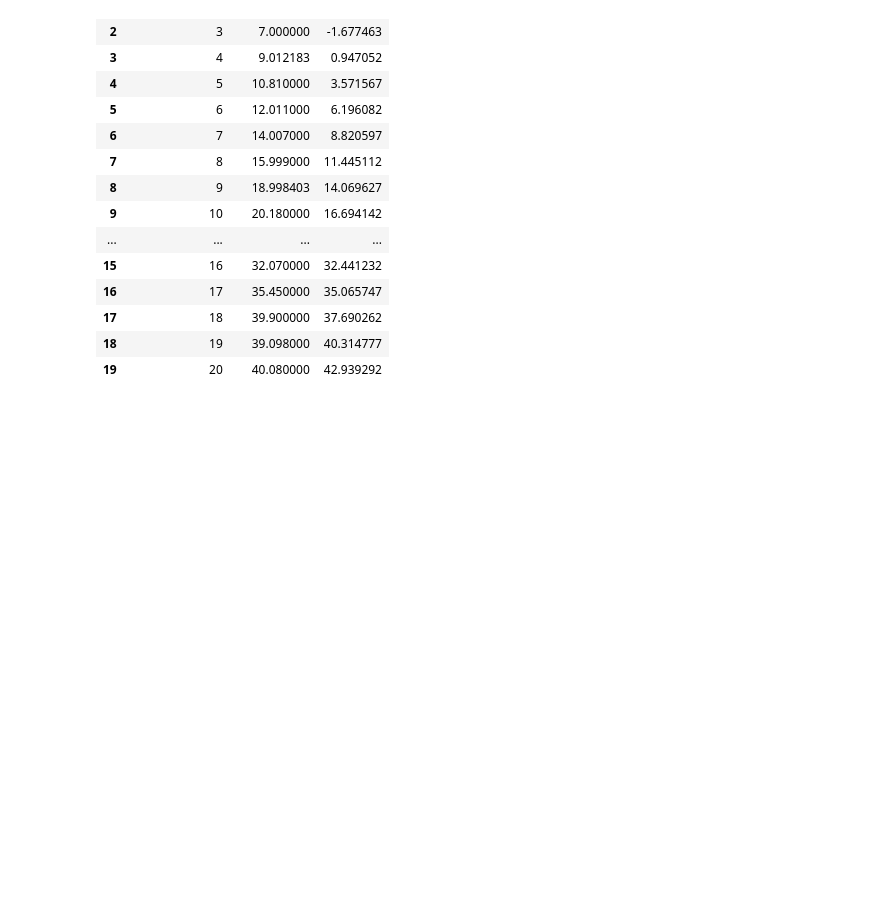
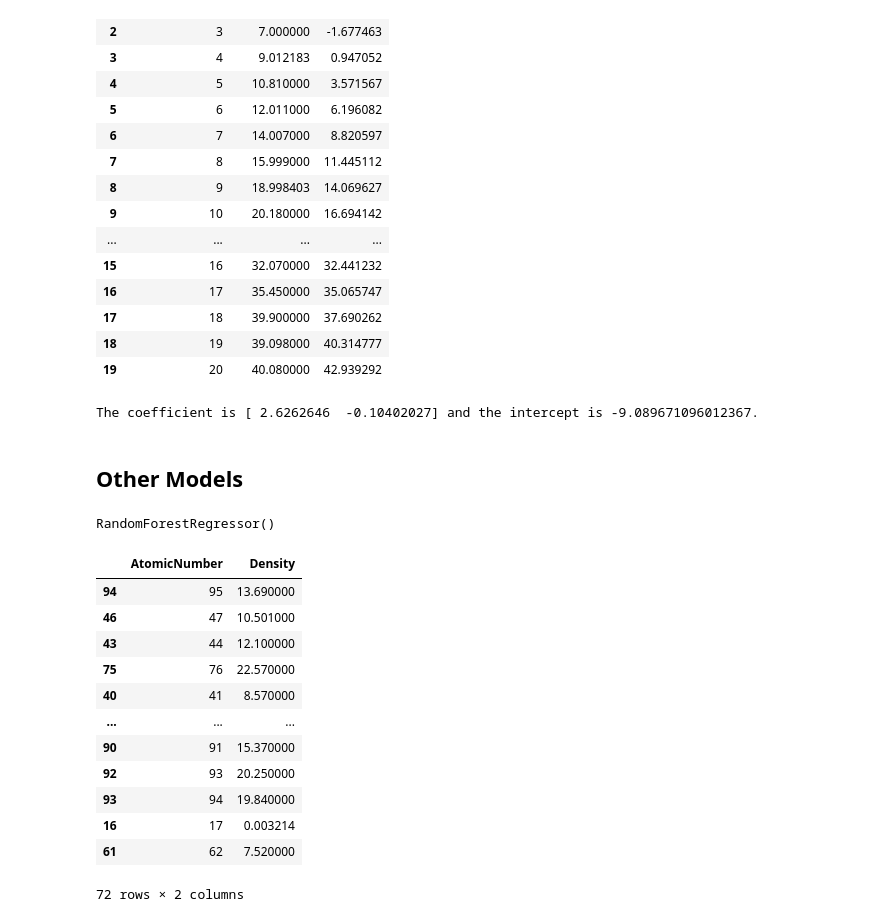
Before and after one commit to janash/escip-filled, a Jupyter notebook: linear_scikitlearn.ipynb, the cells around one changed output. Cells and saved outputs as stored; diff of their text form; code cells hidden in the pictures; blank space fills up the shorter version.

```diff
--- a/linear_scikitlearn.ipynb
+++ b/linear_scikitlearn.ipynb
@@ -89,3 +89,21 @@ fit_data.head(20)
 | 17 | 18 | 39.900000 | 37.690262 |
 | 18 | 19 | 39.098000 | 40.314777 |
 | 19 | 20 | 40.080000 | 42.939292 |
+# %%
+# Fitting to Multiple Variables
+linear_model = LinearRegression()
+
+fit_data = df[["AtomicMass", "AtomicNumber", "Density"]].copy()
+
+fit_data.dropna(axis=0, how="any", inplace=True)
+
+X = fit_data[["AtomicNumber", "Density"]]
+Y = fit_data["AtomicMass"]
+
+linear_model.fit(X, Y)
+
+print(f"The coefficient is {linear_model.coef_} and the intercept is {linear_model.intercept_}.")
+# %% [output]
+The coefficient is [ 2.6262646  -0.10402027] and the intercept is -9.089671096012367.
+# %% [markdown]
+## Other Models
@@ -91,0 +113,13 @@ fit_data.head(20)
+# %%
+rf_model = RandomForestRegressor()
+
+fit_data = df[["AtomicMass", "AtomicNumber", "Density"]].copy()
+
+fit_data.dropna(axis=0, how="any", inplace=True)
+
+X = fit_data[["AtomicNumber", "Density"]]
+Y = fit_data["AtomicMass"]
+
+rf_model.fit(X, Y)
+# %% [output]
+RandomForestRegressor()
@@ -91,0 +128,16 @@ fit_data.head(20)
+# %%
+X_train
+# %% [output]
+|  | AtomicNumber | Density |
+| 94 | 95 | 13.690000 |
+| 46 | 47 | 10.501000 |
+| 43 | 44 | 12.100000 |
+| 75 | 76 | 22.570000 |
+| 40 | 41 | 8.570000 |
+| ... | ... | ... |
+| 90 | 91 | 15.370000 |
+| 92 | 93 | 20.250000 |
+| 93 | 94 | 19.840000 |
+| 16 | 17 | 0.003214 |
+| 61 | 62 | 7.520000 |
+72 rows × 2 columns
```
Also changed, not shown: parts of 4 cells of this notebook, 2 other files.
